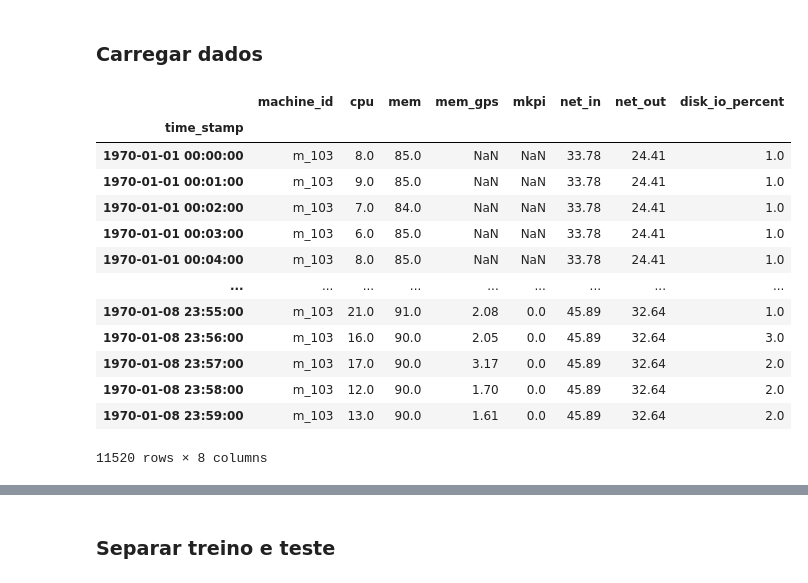
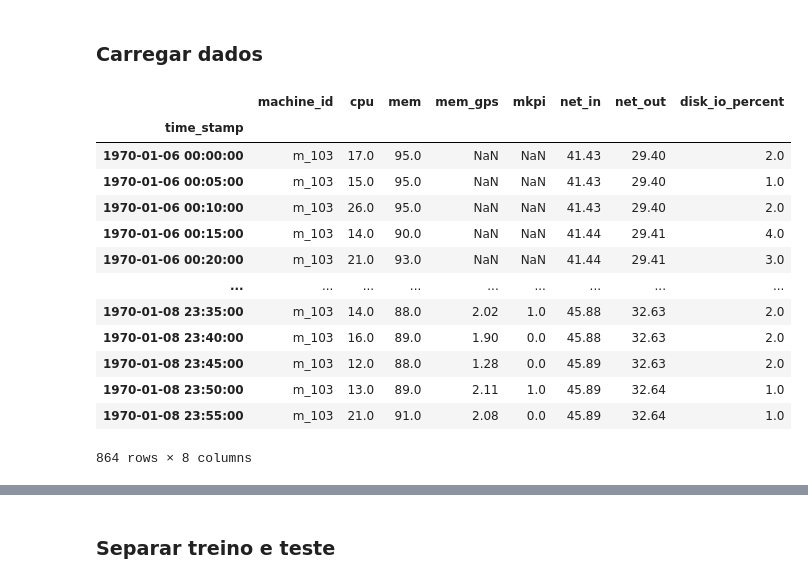
Before and after one commit to dssantos/cloud-predict, a Jupyter notebook: ARIMA103.ipynb, the cells around one changed output, grey strips where cells are left out. Cells and saved outputs as stored; diff of their text form; code cells hidden in the pictures.

```diff
--- a/ARIMA103.ipynb
+++ b/ARIMA103.ipynb
@@ -15,25 +21,26 @@ from statsmodels.tsa.arima_model import ARIMAResults
 # %%
 # Carregar dados do CPU
 machine = 'm_103.csv'
 workload = pd.read_csv(machine,
              names = ['machine_id', 'time_stamp', 'cpu', 'mem', 'mem_gps',
                       'mkpi', 'net_in', 'net_out', 'disk_io_percent'])
 workload.time_stamp = pd.to_datetime(workload.time_stamp, unit='s')
 workload.set_index('time_stamp', inplace=True)
-workload = workload.resample('1min').interpolate()
+workload = workload.resample('5min').interpolate()
+workload = workload[-12*24*3:] # 5min * 12 * 24 * 3 = 3 days
 workload
 # %% [output]
 |  | machine_id | cpu | mem | mem_gps | mkpi | net_in | net_out | disk_io_percent |
 | time_stamp |  |  |  |  |  |  |  |  |
-| 1970-01-01 00:00:00 | m_103 | 8.0 | 85.0 | NaN | NaN | 33.78 | 24.41 | 1.0 |
-| 1970-01-01 00:01:00 | m_103 | 9.0 | 85.0 | NaN | NaN | 33.78 | 24.41 | 1.0 |
-| 1970-01-01 00:02:00 | m_103 | 7.0 | 84.0 | NaN | NaN | 33.78 | 24.41 | 1.0 |
-| 1970-01-01 00:03:00 | m_103 | 6.0 | 85.0 | NaN | NaN | 33.78 | 24.41 | 1.0 |
-| 1970-01-01 00:04:00 | m_103 | 8.0 | 85.0 | NaN | NaN | 33.78 | 24.41 | 1.0 |
+| 1970-01-06 00:00:00 | m_103 | 17.0 | 95.0 | NaN | NaN | 41.43 | 29.40 | 2.0 |
+| 1970-01-06 00:05:00 | m_103 | 15.0 | 95.0 | NaN | NaN | 41.43 | 29.40 | 1.0 |
+| 1970-01-06 00:10:00 | m_103 | 26.0 | 95.0 | NaN | NaN | 41.43 | 29.40 | 2.0 |
+| 1970-01-06 00:15:00 | m_103 | 14.0 | 90.0 | NaN | NaN | 41.44 | 29.41 | 4.0 |
+| 1970-01-06 00:20:00 | m_103 | 21.0 | 93.0 | NaN | NaN | 41.44 | 29.41 | 3.0 |
 | ... | ... | ... | ... | ... | ... | ... | ... | ... |
+| 1970-01-08 23:35:00 | m_103 | 14.0 | 88.0 | 2.02 | 1.0 | 45.88 | 32.63 | 2.0 |
+| 1970-01-08 23:40:00 | m_103 | 16.0 | 89.0 | 1.90 | 0.0 | 45.88 | 32.63 | 2.0 |
+| 1970-01-08 23:45:00 | m_103 | 12.0 | 88.0 | 1.28 | 0.0 | 45.89 | 32.63 | 2.0 |
+| 1970-01-08 23:50:00 | m_103 | 13.0 | 89.0 | 2.11 | 1.0 | 45.89 | 32.64 | 1.0 |
 | 1970-01-08 23:55:00 | m_103 | 21.0 | 91.0 | 2.08 | 0.0 | 45.89 | 32.64 | 1.0 |
-| 1970-01-08 23:56:00 | m_103 | 16.0 | 90.0 | 2.05 | 0.0 | 45.89 | 32.64 | 3.0 |
-| 1970-01-08 23:57:00 | m_103 | 17.0 | 90.0 | 3.17 | 0.0 | 45.89 | 32.64 | 2.0 |
-| 1970-01-08 23:58:00 | m_103 | 12.0 | 90.0 | 1.70 | 0.0 | 45.89 | 32.64 | 2.0 |
-| 1970-01-08 23:59:00 | m_103 | 13.0 | 90.0 | 1.61 | 0.0 | 45.89 | 32.64 | 2.0 |
-11520 rows × 8 columns
+864 rows × 8 columns
```
Also changed, not shown: parts of 13 cells of this notebook, 2 other files.
